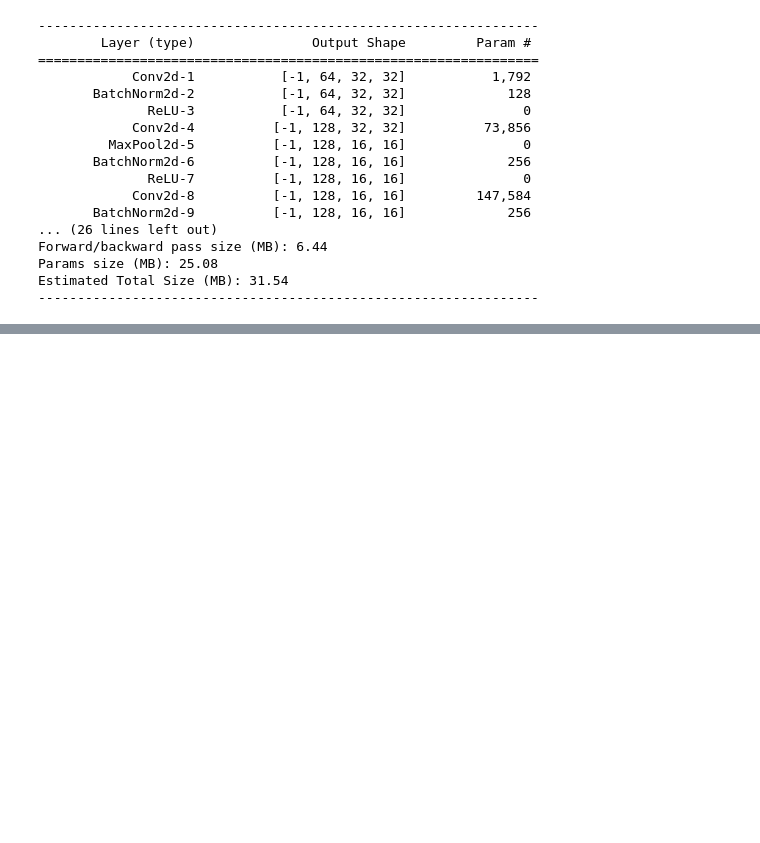
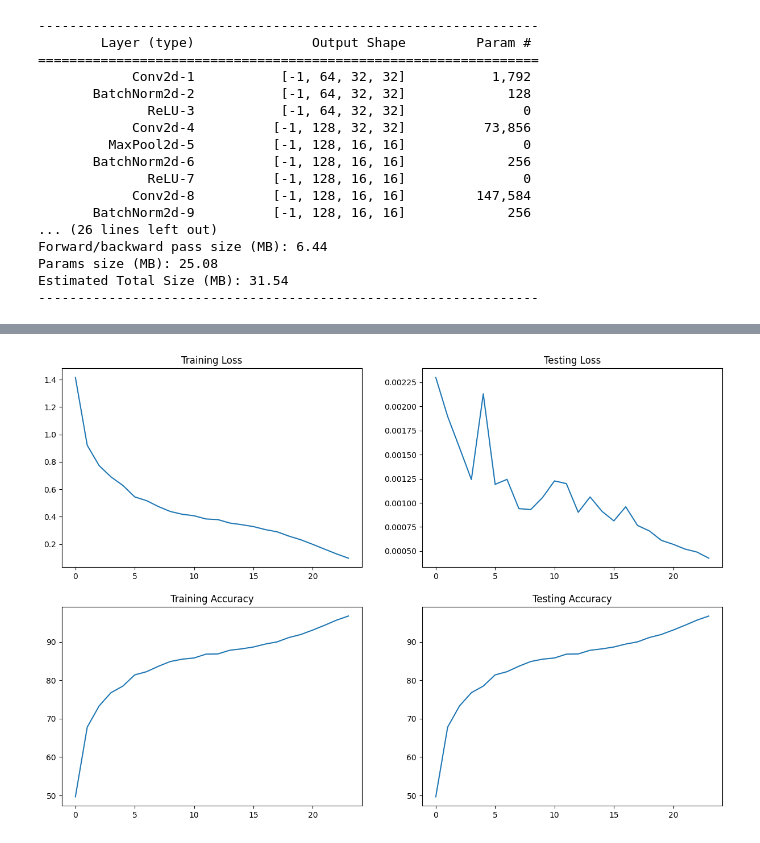
Before and after one commit to haresh93/ERA-submissions, a Jupyter notebook: S10/S10.ipynb, the cells around one changed output, grey strips where cells are left out. Cells and saved outputs as stored; diff of their text form; code cells hidden in the pictures; blank space fills up the shorter version.

```diff
--- a/S10/S10.ipynb
+++ b/S10/S10.ipynb
@@ -186,3 +184,9 @@ Test set: Average loss: 0.0011, Accuracy: 8255/10000 (82.55%)
 
 EPOCH: 11
 ... (13 outputs left out)
+# %%
+from train import draw_graphs
+
+draw_graphs()
+# %% [output]
+[figure, added]
```
Also changed, not shown: parts of 6 cells of this notebook.
